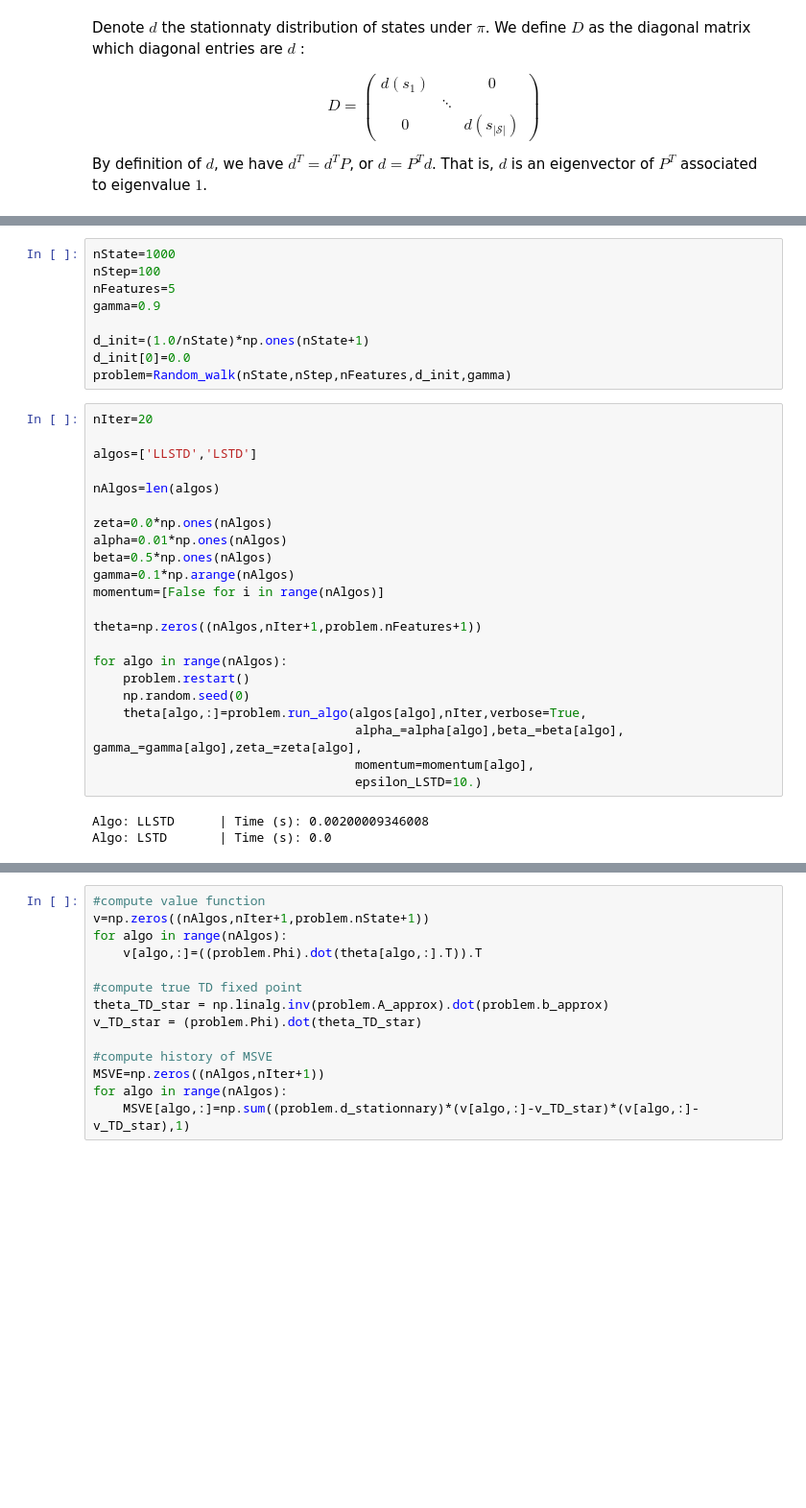
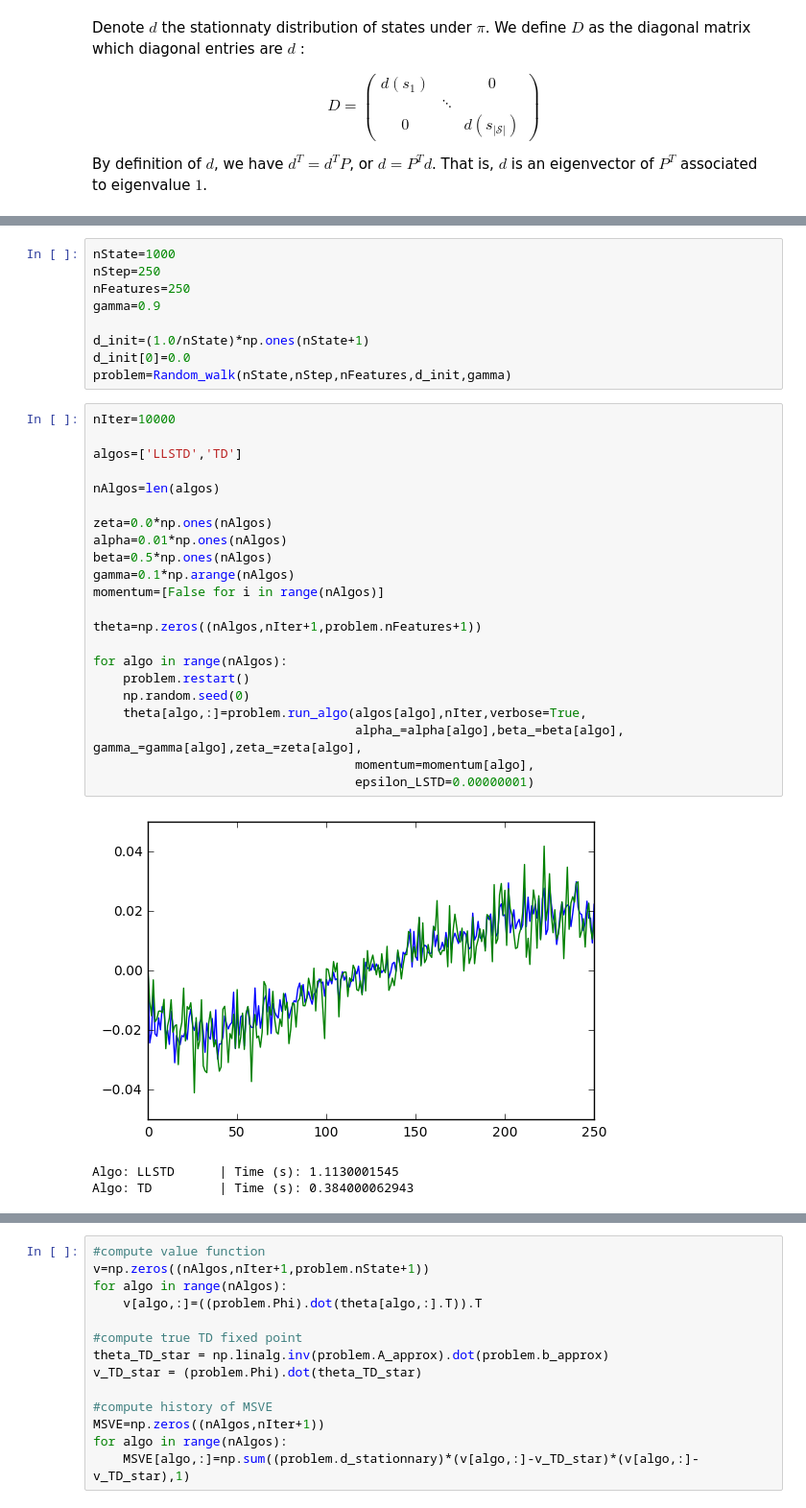
Before and after one commit to mtanneau/ReinforcementLearningClass, a Jupyter notebook: project/Presentation_Mar24_MTanneau.ipynb, the cells around one changed output, grey strips where cells are left out. Shown at 96% size. Cells and saved outputs as stored; diff of their text form; blank space fills up the shorter version.

Commit message:
Corrected L-LSTD. Proof of convergence remains to be done

```diff
--- a/project/Presentation_Mar24_MTanneau.ipynb
+++ b/project/Presentation_Mar24_MTanneau.ipynb
@@ -885,35 +903,36 @@ class Random_walk:
         return theta_history
 # %%
 nState=1000
-nStep=100
-nFeatures=5
+nStep=250
+nFeatures=250
 gamma=0.9
 
 d_init=(1.0/nState)*np.ones(nState+1)
 d_init[0]=0.0
 problem=Random_walk(nState,nStep,nFeatures,d_init,gamma)
 # %%
-nIter=20
+nIter=10000
 
-algos=['LLSTD','LSTD']
+algos=['LLSTD','TD']
 
 nAlgos=len(algos)
 
 zeta=0.0*np.ones(nAlgos)
 alpha=0.01*np.ones(nAlgos)
 beta=0.5*np.ones(nAlgos)
 gamma=0.1*np.arange(nAlgos)
 momentum=[False for i in range(nAlgos)]
 
 theta=np.zeros((nAlgos,nIter+1,problem.nFeatures+1))
 
 for algo in range(nAlgos):
     problem.restart()
     np.random.seed(0)
     theta[algo,:]=problem.run_algo(algos[algo],nIter,verbose=True,
                                    alpha_=alpha[algo],beta_=beta[algo], gamma_=gamma[algo],zeta_=zeta[algo],
                                    momentum=momentum[algo],
-                                   epsilon_LSTD=10.)
+                                   epsilon_LSTD=0.00000001)
 # %% [output]
+[figure, added]
-Algo: LLSTD      | Time (s): 0.00200009346008
-Algo: LSTD       | Time (s): 0.0
+Algo: LLSTD      | Time (s): 1.1130001545
+Algo: TD         | Time (s): 0.384000062943
```
Also changed, not shown: parts of 5 cells of this notebook.
